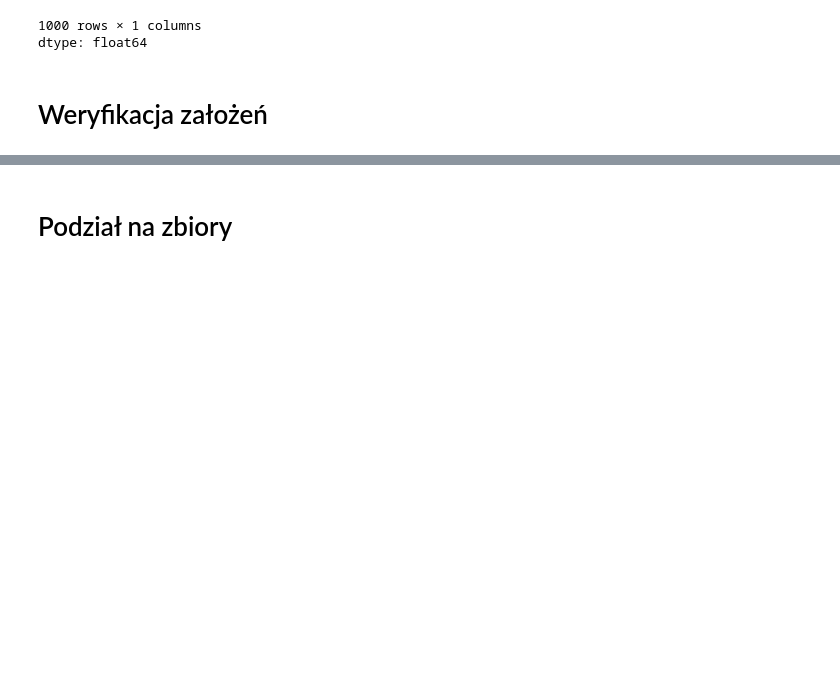
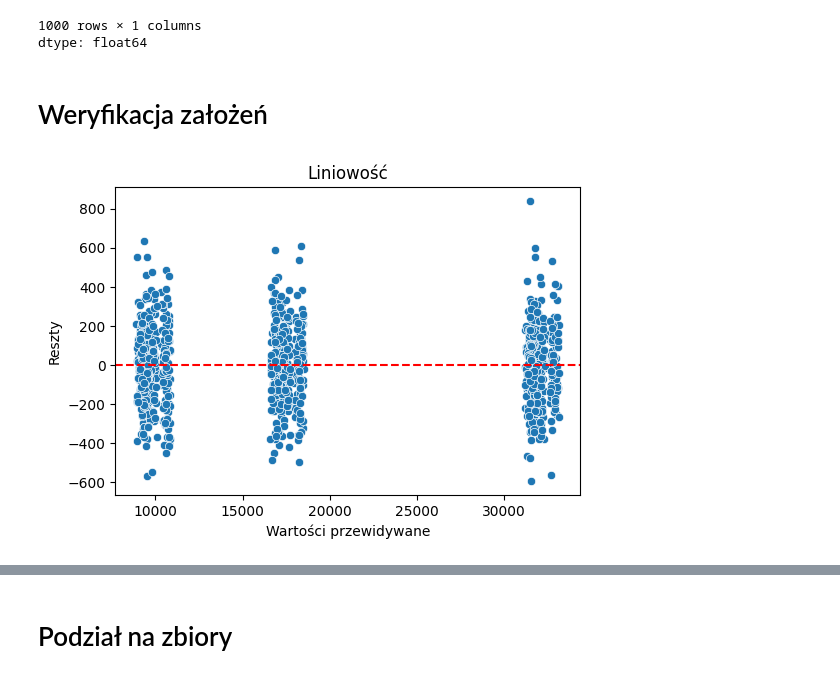
Before and after one commit to JedWojtowicz/MAD_SWPS_Jedrzej_Wojtowicz_3, a Jupyter notebook: MAD_JW_Projekt.ipynb, the cells around one changed output, grey strips where cells are left out. Saved outputs shown, nothing was run; the diff lists cells and outputs as text; code cells hidden in the pictures; blank space fills up the shorter version.

```diff
--- a/MAD_JW_Projekt.ipynb
+++ b/MAD_JW_Projekt.ipynb
@@ -278,3 +281,20 @@ y
 dtype: float64
 # %% [markdown]
 # Weryfikacja założeń
+# %%
+X_const = sm.add_constant(X)
+# %%
+model = sm.OLS(y, X_const).fit()
+# %%
+fitted_vals = model.fittedvalues
+residuals = model.resid
+
+plt.figure(figsize=(6, 4))
+sns.scatterplot(x=fitted_vals, y=residuals)
+plt.axhline(0, color='red', linestyle='--')
+plt.xlabel("Wartości przewidywane")
+plt.ylabel("Reszty")
+plt.title("Liniowość")
+plt.show()
+# %% [output]
+[figure, added]
```
Also changed, not shown: parts of 10 cells of this notebook.
